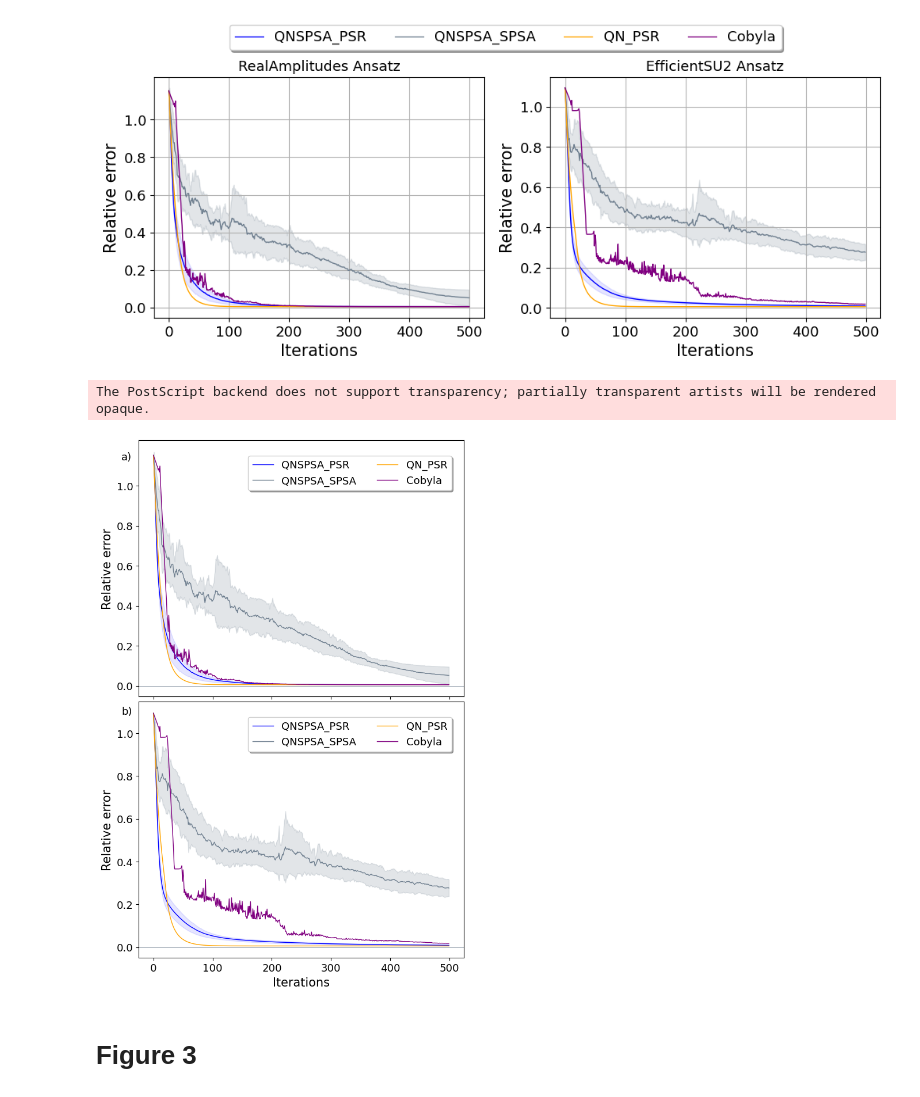
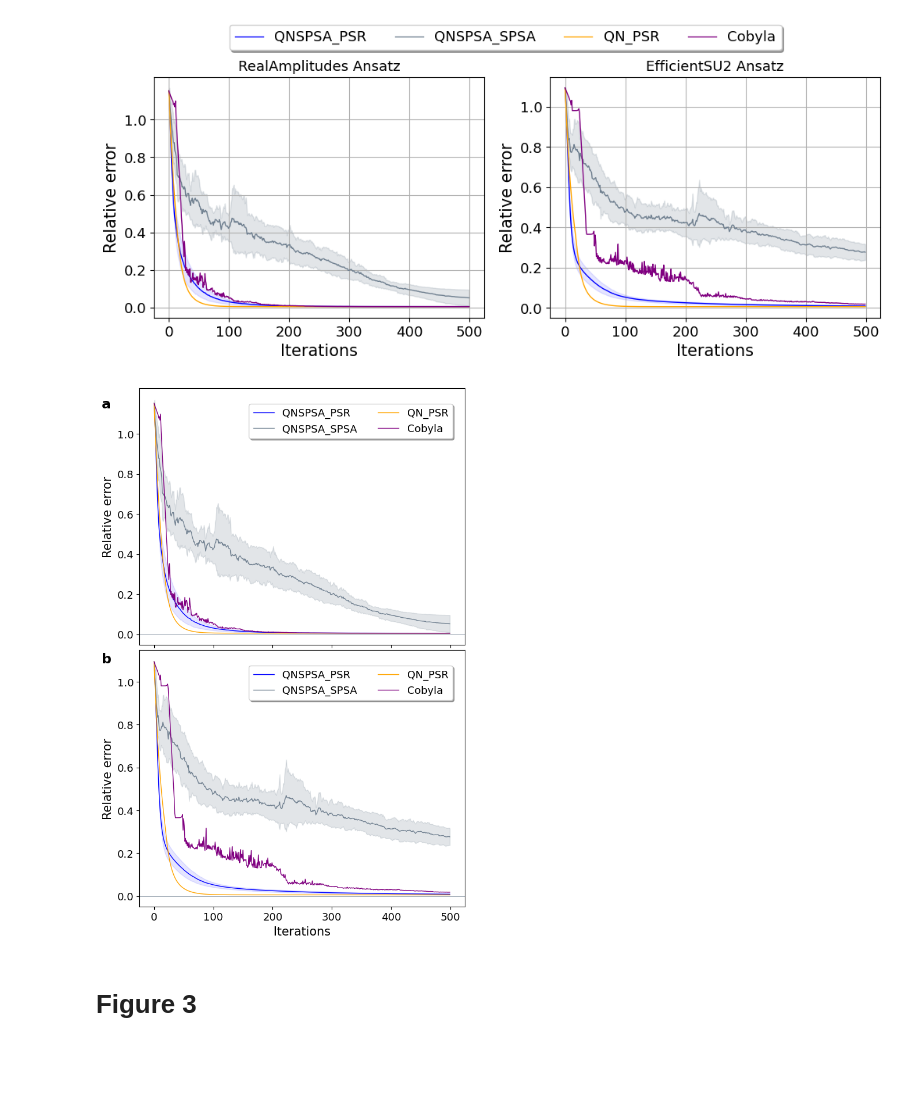
Before and after one commit to nguyenvulinh666/Variational-Quantum-EigeinSolver, a Jupyter notebook: Plot_data.ipynb, the cells around one changed output. Cells and saved outputs as stored; diff of their text form; code cells hidden in the pictures; blank space fills up the shorter version.

```diff
--- a/Plot_data.ipynb
+++ b/Plot_data.ipynb
@@ -655,38 +656,37 @@ ax0.tick_params(axis="x", labelbottom=False, bottom=True)
 ax1.set_ylabel('Relative error', fontsize=fontsize+2)
 ax1.set_xlabel('Iterations', fontsize=fontsize+2)
 # ax0.set_title('RealAmplitudes Ansatz', fontsize=fontsize)
 # ax1.set_title('EfficientSU2 Ansatz', fontsize=fontsize)
 
 ax0.set_yticks(np.arange(0, 1.2, step=0.2))
 ax1.locator_params(axis="both", nbins=6)
 # plt.axhline(y=gs_energy, color="tab:red", ls="--", lw=1, label="Target: " + str(gs_energy))
 # Exact ground state energy value
 # plt.axhline(y=0.001, color="silver", ls="--", lw=1, label="Target: " + str(f'{0.001}'))
 # plt.title('Quantum Natural Gradient Descent with various of learning rate')
 
 
 # ax0.grid()
 # ax1.grid()
 
 matplotlib.rc('xtick', labelsize=fontsize)
 matplotlib.rc('ytick', labelsize=fontsize)
 # plt.ylim((0,0.05))
 # fig.tight_layout(pad=3.0)
 # fig.legend(loc='upper center' ,bbox_to_anchor=(0.56, 1.08),  ncol=2, fancybox=True, shadow=True, fontsize=fontsize)
 ax0.legend(loc='upper center' ,bbox_to_anchor=(0.65, 0.96),  ncol=2, fancybox=True, shadow=True, fontsize=fontsize)
 ax1.legend(loc='upper center' ,bbox_to_anchor=(0.65, 0.96),  ncol=2, fancybox=True, shadow=True, fontsize=fontsize)
 # plt.title("Figure 2: Compare Reamplitudes and EffcientSU2 ansatz", y = -1)
-fig.text(0.06, 0.96, 'a)', style ='normal', fontsize = fontsize, color ="black")
-fig.text(0.06, 0.5, 'b)', style ='normal', fontsize = fontsize, color ="black")
+fig.text(0.005, 0.96, 'a', weight='bold', fontsize = 17, color ="black")
+fig.text(0.005, 0.5, 'b', weight ='bold', fontsize = 17, color ="black")
 ax0.axhline(y=0.0, color='slategrey', linewidth=.5, linestyle='-')
 ax1.axhline(y=0.0, color='slategrey', linewidth=.5, linestyle='-')
 
 plt.tight_layout(pad=0.3)
-file_type = 'eps'
+file_type = 'pdf'
 fig.savefig(f'./Figure/Figure2 - 12 -Compared ReAm and EffSU2.{file_type}', format=file_type, dpi=600, bbox_inches='tight')
 # %% [output]
-The PostScript backend does not support transparency; partially transparent artists will be rendered opaque.
-[figure, old version]
+[figure, new version]
 # %% [markdown]
 # Figure 3
 # %%
```
Also changed, not shown: parts of 4 cells of this notebook, 13 other files.
